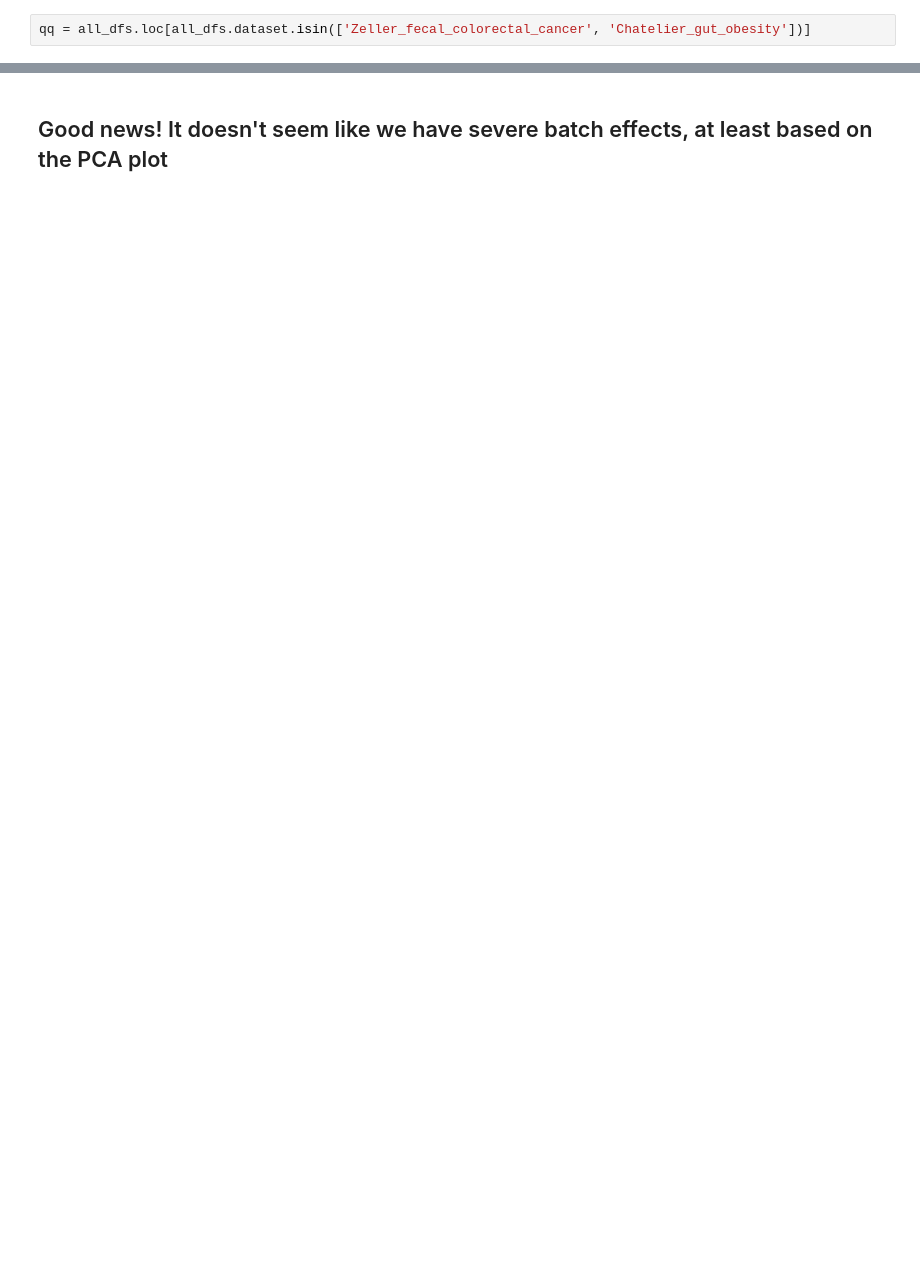
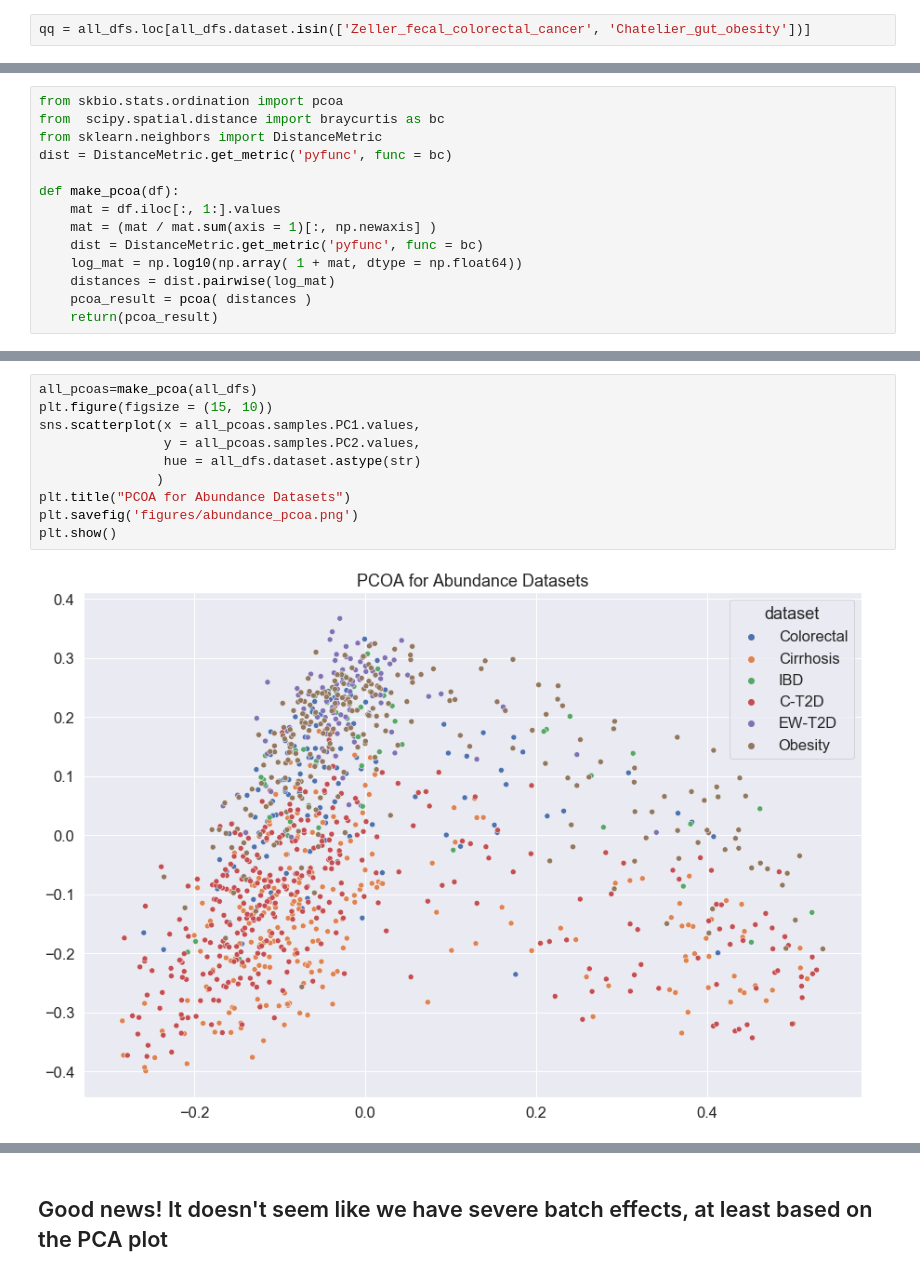
Before and after one commit to gaustin15/Microb_Transer_Learning, a Jupyter notebook: EDA.ipynb, the cells around one changed output, grey strips where cells are left out. Saved outputs shown, nothing was run; the diff lists cells and outputs as text; blank space fills up the shorter version.

```diff
--- a/EDA.ipynb
+++ b/EDA.ipynb
@@ -188,0 +108,14 @@ plt.show()
+# %%
+from skbio.stats.ordination import pcoa
+from  scipy.spatial.distance import braycurtis as bc
+from sklearn.neighbors import DistanceMetric
+dist = DistanceMetric.get_metric('pyfunc', func = bc)
+
+def make_pcoa(df):
+    mat = df.iloc[:, 1:].values
+    mat = (mat / mat.sum(axis = 1)[:, np.newaxis] )
+    dist = DistanceMetric.get_metric('pyfunc', func = bc)
+    log_mat = np.log10(np.array( 1 + mat, dtype = np.float64))
+    distances = dist.pairwise(log_mat)
+    pcoa_result = pcoa( distances )
+    return(pcoa_result)
@@ -188,0 +137,12 @@ plt.show()
+# %%
+all_pcoas=make_pcoa(all_dfs)
+plt.figure(figsize = (15, 10))
+sns.scatterplot(x = all_pcoas.samples.PC1.values,
+                y = all_pcoas.samples.PC2.values,
+                hue = all_dfs.dataset.astype(str)
+               )
+plt.title("PCOA for Abundance Datasets")
+plt.savefig('figures/abundance_pcoa.png')
+plt.show()
+# %% [output]
+[figure, added]
```
Also changed, not shown: parts of 44 cells of this notebook, 14 other files.
